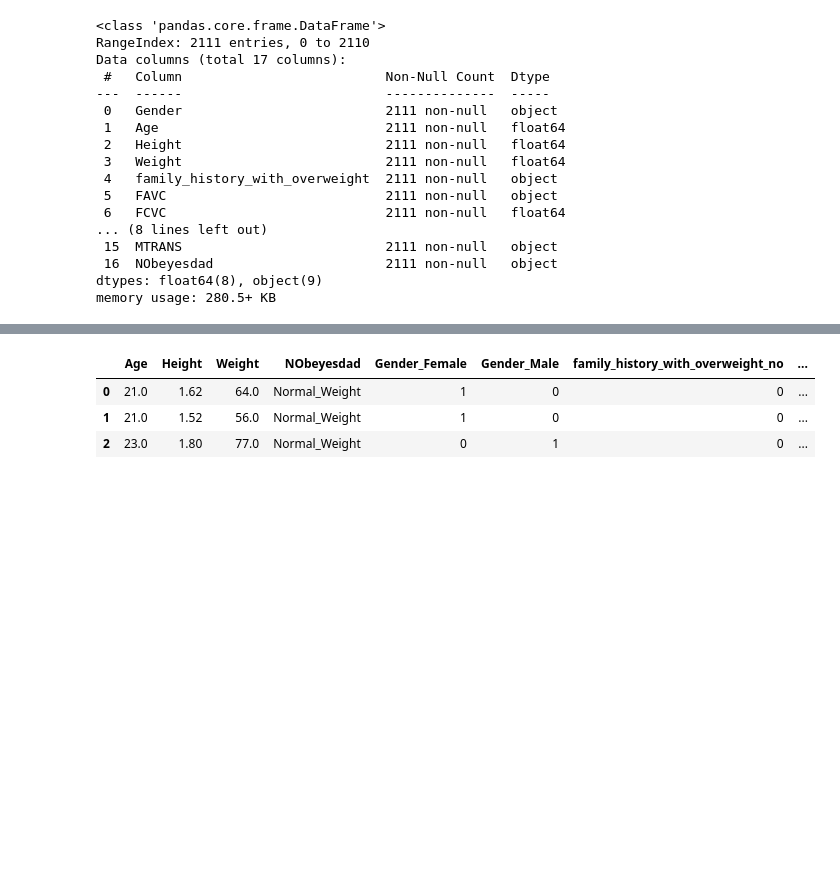
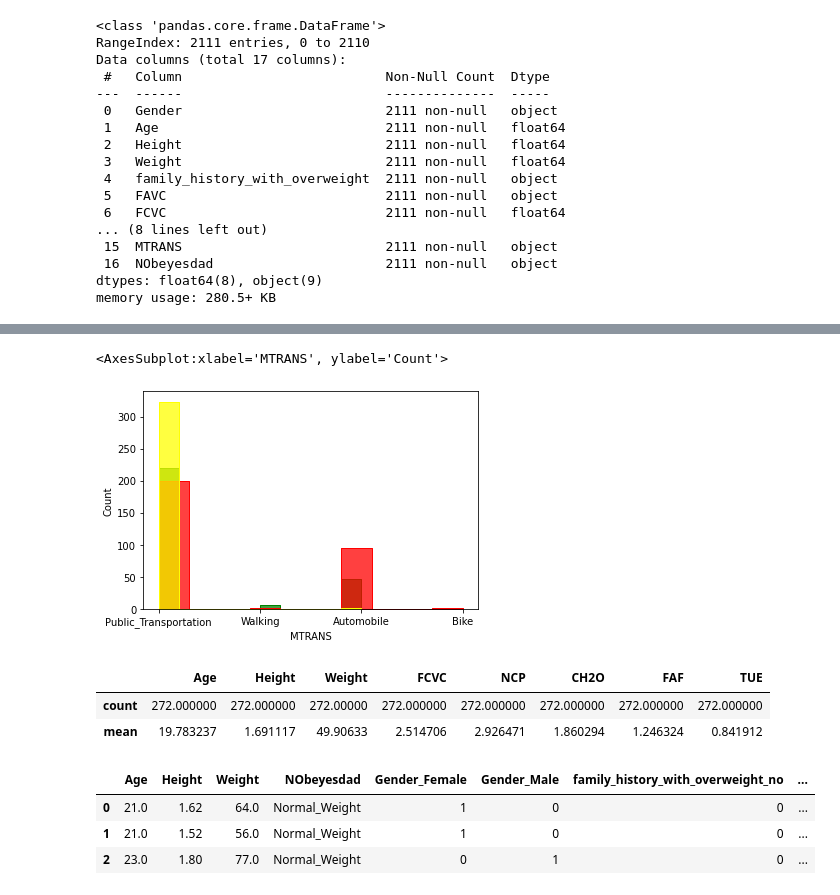
Before and after one commit to NoaAmichai/Obesity-Data-Science-Project, a Jupyter notebook: Obesity_Semester_B.ipynb, the cells around one changed output, grey strips where cells are left out. Drawn from its saved outputs; the diff is of its cells as text; code cells hidden in the pictures; blank space fills up the shorter version.

```diff
--- a/Obesity_Semester_B.ipynb
+++ b/Obesity_Semester_B.ipynb
@@ -56,3 +105,16 @@ for col in columns:
+# %%
+sns.histplot(data=Insufficient_Weight.MTRANS,color= "green",element="step",discrete = False)
+sns.histplot(data=Obesity_Type_II.MTRANS,color="red",element="step",discrete = False)
+sns.histplot(data=Obesity_Type_III.MTRANS,color="yellow",element="step",discrete = False)
+# %% [output]
+<AxesSubplot:xlabel='MTRANS', ylabel='Count'>
+[figure, added]
+# %%
+Insufficient_Weight.describe().iloc[:2]
+# %% [output]
+|  | Age | Height | Weight | FCVC | NCP | CH2O | FAF | TUE |
+| count | 272.000000 | 272.000000 | 272.00000 | 272.000000 | 272.000000 | 272.000000 | 272.000000 | 272.000000 |
+| mean | 19.783237 | 1.691117 | 49.90633 | 2.514706 | 2.926471 | 1.860294 | 1.246324 | 0.841912 |
 # %%
 df_res = df.copy(deep=True)
 df_res = pd.get_dummies(df, columns=['Gender','family_history_with_overweight','FAVC','SMOKE',
```
Also changed, not shown: parts of 8 cells of this notebook.
